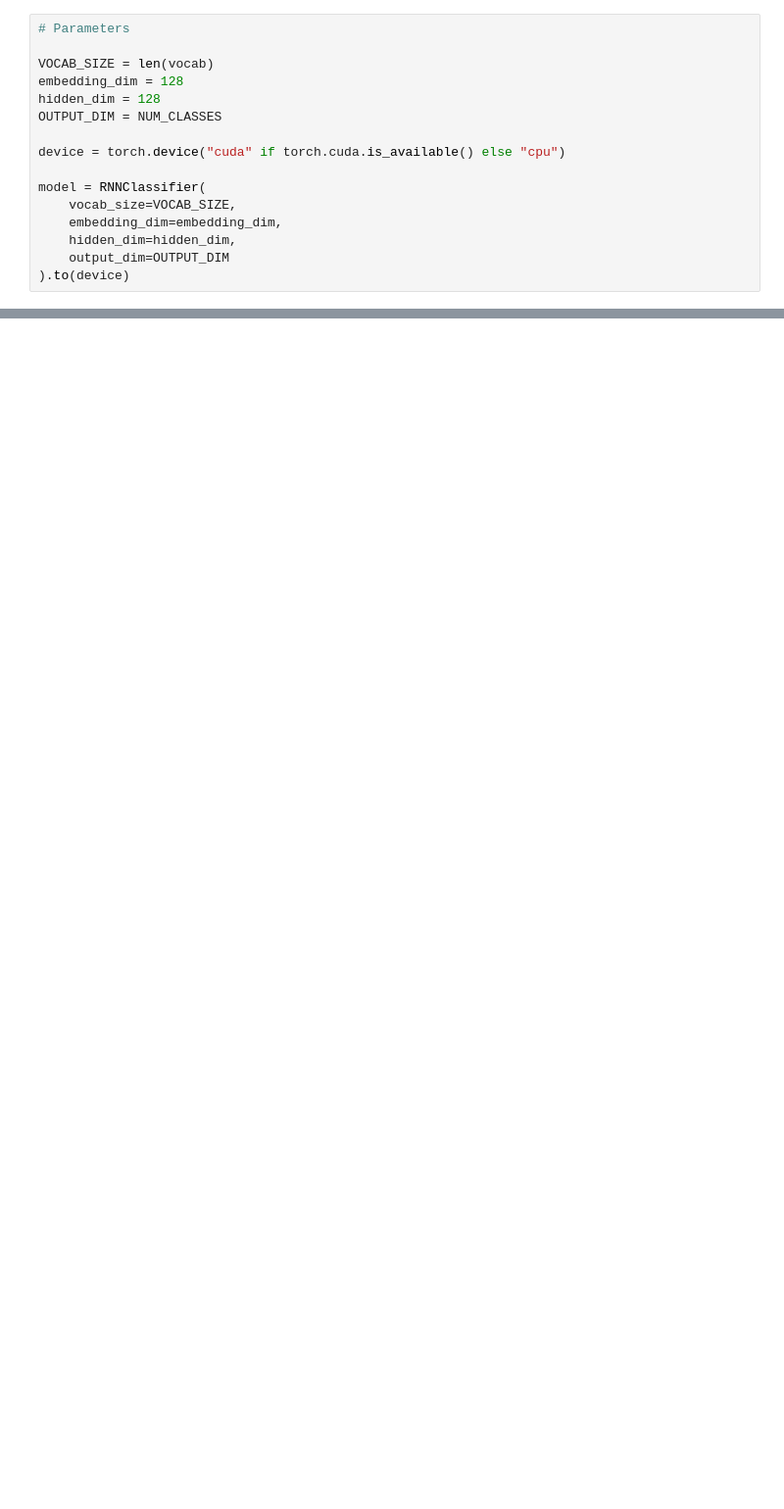
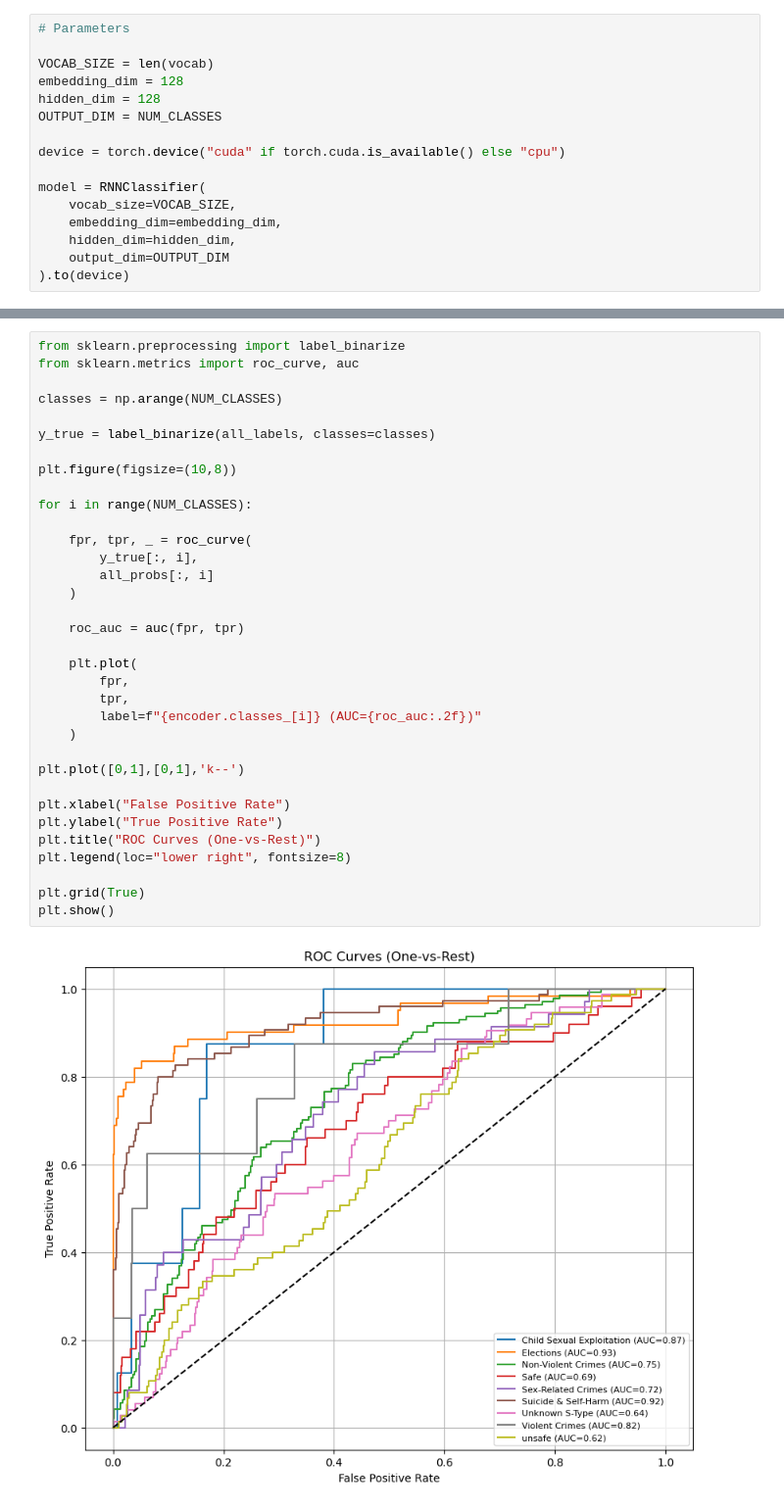
Before and after one commit to MightyMaya/Cellula_1week_MayaAhmed, a Jupyter notebook: RNN/rnn.ipynb, the cells around one changed output, grey strips where cells are left out. Shown at 98% size. Cells and saved outputs as stored; diff of their text form; blank space fills up the shorter version.

```diff
--- a/RNN/rnn.ipynb
+++ b/RNN/rnn.ipynb
@@ -492,0 +620,36 @@ Accuracy: 0.11596958174904944
+# %%
+from sklearn.preprocessing import label_binarize
+from sklearn.metrics import roc_curve, auc
+
+classes = np.arange(NUM_CLASSES)
+
+y_true = label_binarize(all_labels, classes=classes)
+
+plt.figure(figsize=(10,8))
+
+for i in range(NUM_CLASSES):
+
+    fpr, tpr, _ = roc_curve(
+        y_true[:, i],
+        all_probs[:, i]
+    )
+
+    roc_auc = auc(fpr, tpr)
+
+    plt.plot(
+        fpr,
+        tpr,
+        label=f"{encoder.classes_[i]} (AUC={roc_auc:.2f})"
+    )
+
+plt.plot([0,1],[0,1],'k--')
+
+plt.xlabel("False Positive Rate")
+plt.ylabel("True Positive Rate")
+plt.title("ROC Curves (One-vs-Rest)")
+plt.legend(loc="lower right", fontsize=8)
+
+plt.grid(True)
+plt.show()
+# %% [output]
+[figure, added]
```
Also changed, not shown: parts of 15 cells of this notebook, 2 other files.
